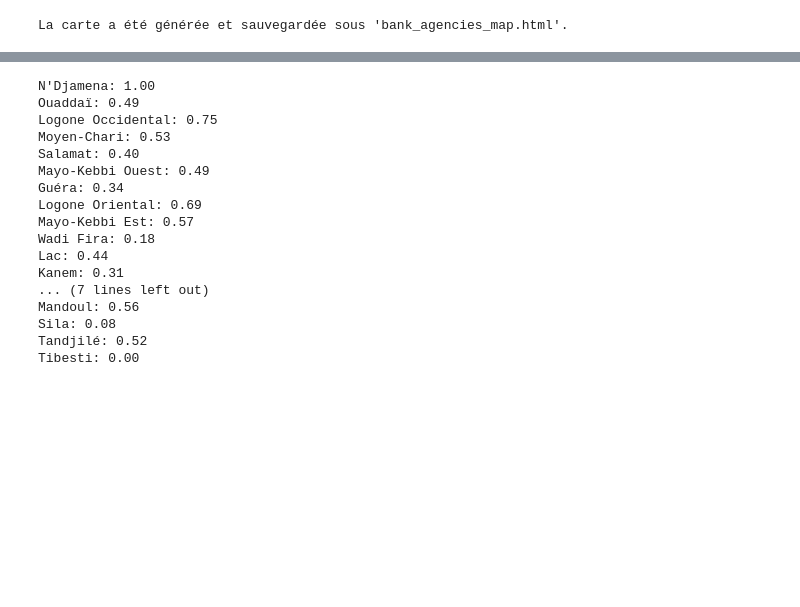
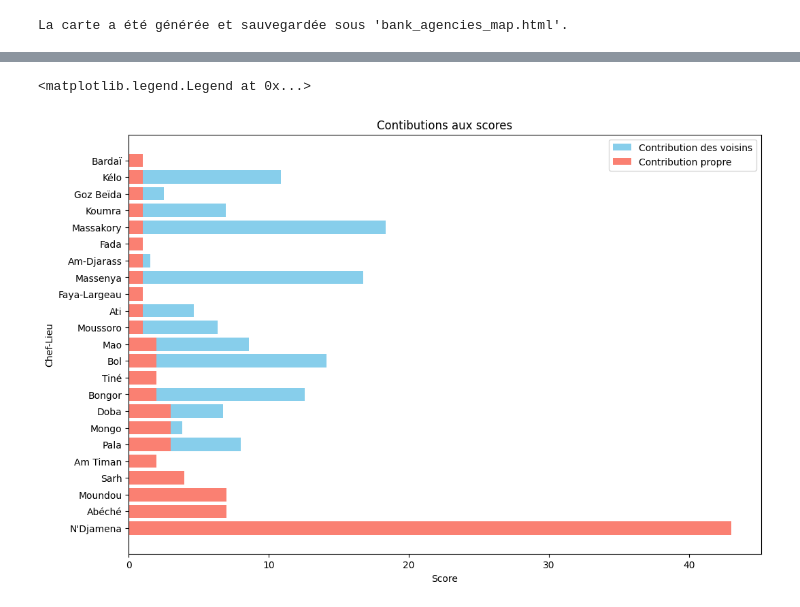
Before and after one commit to Haoua01/Dashboard-TCHAD, a Jupyter notebook: code/agences_tchad.ipynb, the cells around one changed output, grey strips where cells are left out. Cells and saved outputs as stored; diff of their text form; code cells hidden in the pictures; blank space fills up the shorter version.

```diff
--- a/code/agences_tchad.ipynb
+++ b/code/agences_tchad.ipynb
@@ -290,54 +412,69 @@ Counter({"N'Djamena": 42, 'Ouaddaï': 6, 'Logone Occidental': 6, 'Moyen-Chari':
 # %%
 
 
 """ISIBF score for each city"""
 
 # Function to calculate ISIBF
 
-def calculate_isibf1(num_agencies, neighbors, alpha):
+def calculate_isibf1(city_counts, neighbors, alpha, threshold):
     isibf_values = {}
-    for city in num_agencies:
+    contributions_voisins={}
+    contribution_propre={}
+    for city in city_counts:
         total = 0
         for neighbor, distance in neighbors[city].items():
-            if distance > 0:
-                total += np.log2(num_agencies[neighbor] + 1) / alpha**distance
-        total+= np.log2(num_agencies[city] + 1)
+            if distance <= threshold:
+                total += (city_counts[neighbor] + 1) / alpha**distance
+            else:
+                total += 0
+        #print(f"{city_to_region[city]}, contribution des voisins = {total:.2f}, contribution propre = {(city_counts[city] + 1):.2f}")
+        contributions_voisins[city] = total
+        contribution_propre[city] = (city_counts[city] + 1)
+        total+= (city_counts[city] + 1)
         isibf_values[city] = total
-    return isibf_values
+    #apply mapping to regions for isibf_values
+    isibf_values = {city_to_region.get(k, k): v for k, v in isibf_values.items()}
+    return contribution_propre, contributions_voisins, isibf_values
 
-alpha=1.01
-isibf_scores0 = calculate_isibf1(region_counts, neighbors, alpha)
 
+alpha=1.008
+threshold = 400
+isibf_scores0 = calculate_isibf1(city_counts, neighbors, alpha, threshold)
+#print(isibf_scores0)
 # min-max normalization
 
 def min_max_normalize(values):
     min_value = min(values.values())
     max_value = max(values.values())
     normalized_values = {}
     for key, value in values.items():
         normalized_values[key] = (value - min_value) / (max_value - min_value)
-        print(f"{key}: {normalized_values[key]:.2f}")
+        #print(f"{key}: {normalized_values[key]:.2f}")
     return normalized_values
 
-isibf_scores = min_max_normalize(isibf_scores0)
+#plot contribution of neighbors and propre contribution for each city
 
-#apply .2f to the values of the dictionary
-isibf_scores = {k: round(v, 2) for k, v in isibf_scores.items()}
+contribution_propre, contributions_voisins, isibf_values = isibf_scores0
+
+import matplotlib.pyplot as plt
+
+fig, ax = plt.subplots(figsize=(12, 8))
+
+# Plot the contributions of neighbors
+ax.barh(list(contributions_voisins.keys()), list(contributions_voisins.values()), color='skyblue', label='Contribution des voisins')
+
+# Plot the contributions of the cities themselves
+ax.barh(list(contribution_propre.keys()), list(contribution_propre.values()), color='salmon', label='Contribution propre')
+
+#ax.barh(list(isibf_values.keys()), list(isibf_values.values()), color='green', label='ISIBF')
+
+
+# Add labels and title
+
+ax.set_xlabel('Score')
+ax.set_ylabel('Chef-Lieu')
+ax.set_title('Contibutions aux scores')
+ax.legend()
 # %% [output]
-N'Djamena: 1.00
-Ouaddaï: 0.49
-Logone Occidental: 0.75
-Moyen-Chari: 0.53
-Salamat: 0.40
-Mayo-Kebbi Ouest: 0.49
-Guéra: 0.34
-Logone Oriental: 0.69
-Mayo-Kebbi Est: 0.57
-Wadi Fira: 0.18
-Lac: 0.44
-Kanem: 0.31
-... (7 lines left out)
-Mandoul: 0.56
-Sila: 0.08
-Tandjilé: 0.52
-Tibesti: 0.00
+<matplotlib.legend.Legend at 0x...>
+[figure, added]
```
Also changed, not shown: parts of 9 cells of this notebook, 3 other files.
